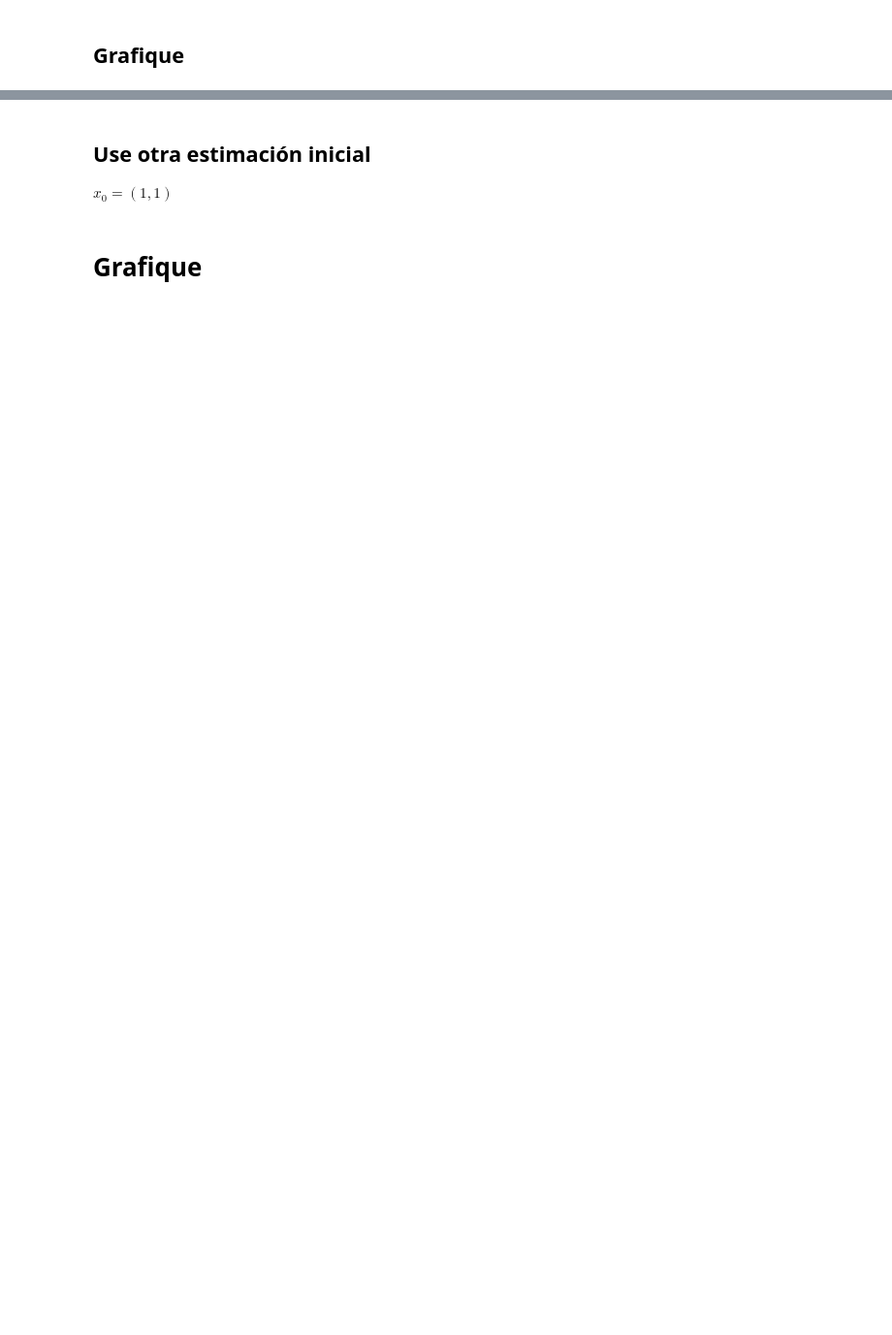
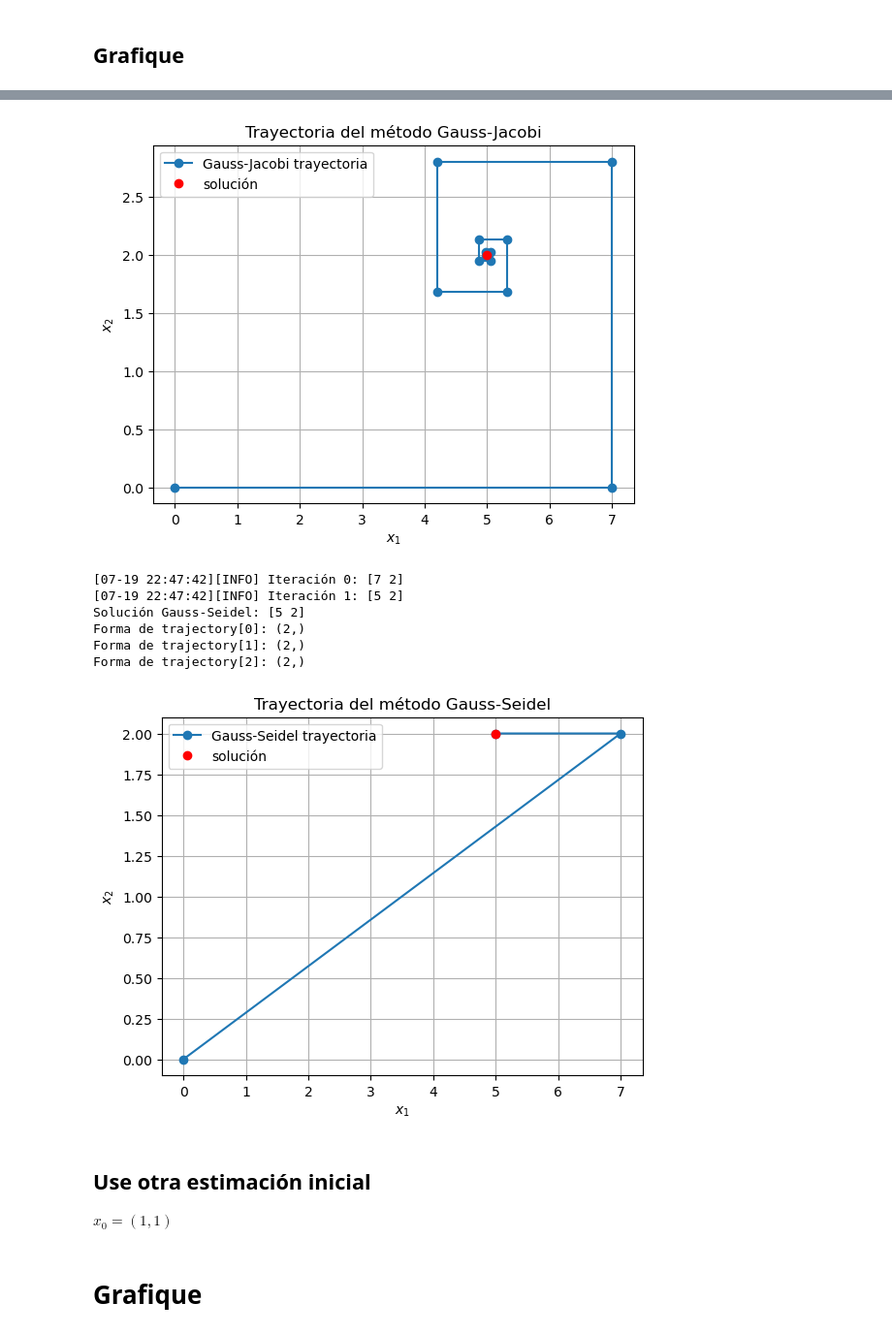
Before and after one commit to ElAlfa3007/Prueba2_M-todosNum-ricos, a Jupyter notebook: gauss_iterative.ipynb, the cells around one changed output, grey strips where cells are left out. Shown at 97% size. Saved outputs shown, nothing was run; the diff lists cells and outputs as text; code cells hidden in the pictures; blank space fills up the shorter version.

```diff
--- a/gauss_iterative.ipynb
+++ b/gauss_iterative.ipynb
@@ -47,3 +47,41 @@ array([[5.00000537],
 ![alt text](assets/trayectoria.png)
 # %% [markdown]
 ## Grafique
+# %%
+%load_ext autoreload
+%autoreload 2
+
+from src.iterative_methods import gauss_jacobi, gauss_seidel
+import numpy as np
+import matplotlib.pyplot as plt
+
+def plot_trajectory(trajectory, solution, method):
+    for i, t in enumerate(trajectory):
+        print(f'Forma de trajectory[{i}]: {np.array(t).shape}')
+
+    trajectory = [np.array(t) for t in trajectory if len(t) == 2]
+
+    trajectory = np.array(trajectory)
+    plt.plot(trajectory[:, 0], trajectory[:, 1], marker='o', label=f'{method} trayectoria')
+    plt.plot(solution[0], solution[1], 'ro', label='solución')
+    plt.xlabel('$x_1$')
+    plt.ylabel('$x_2$')
+    plt.legend()
+    plt.grid()
+    plt.title(f'Trayectoria del método {method}')
+    plt.show()
+
+A1 = np.array([[1, 1], [-2, 5]])
+b1 = np.array([7, 0])
+x0 = np.array([0, 0])
+
+# Gauss-Jacobi
+solution_jacobi, trajectory_jacobi = gauss_jacobi(A=A1, b=b1, x0=x0, tol=1e-5, max_iter=1000)
+print(f'Solución Gauss-Jacobi: {solution_jacobi}')
+plot_trajectory(trajectory_jacobi, solution_jacobi, 'Gauss-Jacobi')
+
+# Gauss-Seidel
+solution_seidel, trajectory_seidel = gauss_seidel(A=A1, b=b1, x0=x0, tol=1e-5, max_iter=1000)
+print(f'Solución Gauss-Seidel: {solution_seidel}')
+plot_trajectory(trajectory_seidel, solution_seidel, 'Gauss-Seidel')
+# %% [output]
@@ -50,3 +105,11 @@ array([[5.00000537],
+[figure, added]
+[07-19 22:47:42][INFO] Iteración 0: [7 2]
+[07-19 22:47:42][INFO] Iteración 1: [5 2]
+Solución Gauss-Seidel: [5 2]
+Forma de trajectory[0]: (2,)
+Forma de trajectory[1]: (2,)
+Forma de trajectory[2]: (2,)
+[figure, added]
 # %% [markdown]
 ## Use otra estimación inicial
 $ x_0 = (1, 1)$
```
Also changed, not shown: parts of 4 cells of this notebook, 1 other file.
